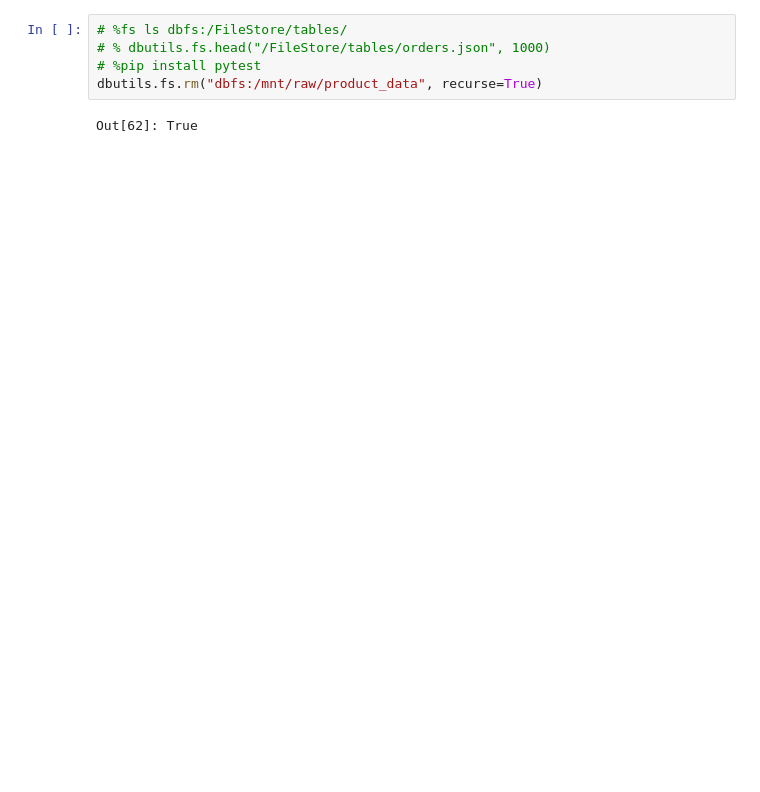
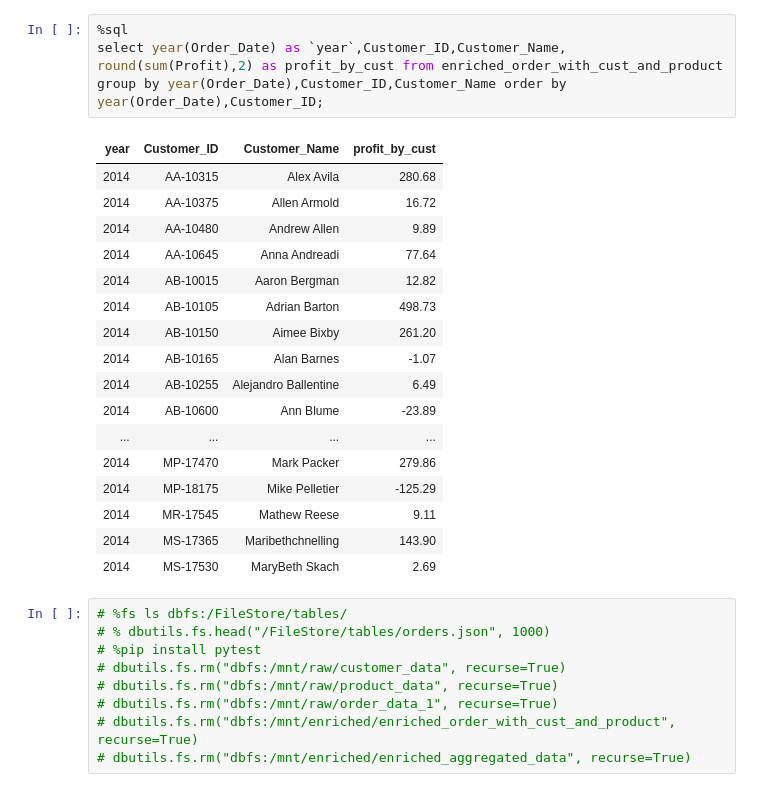
Before and after one commit to Krishanu5000/PEI_Workshop, a Jupyter notebook: src/PEIworkshop.ipynb, the cells around one changed output. Cells and saved outputs as stored; diff of their text form; blank space fills up the shorter version.

```diff
--- a/src/PEIworkshop.ipynb
+++ b/src/PEIworkshop.ipynb
@@ -223,7 +744,32 @@ select * from raw_customer_data;
+# %%
+%sql
+select year(Order_Date) as `year`,Customer_ID,Customer_Name,
+round(sum(Profit),2) as profit_by_cust from enriched_order_with_cust_and_product
+group by year(Order_Date),Customer_ID,Customer_Name order by year(Order_Date),Customer_ID;
+# %% [output]
+| year | Customer_ID | Customer_Name | profit_by_cust |
+| 2014 | AA-10315 | Alex Avila | 280.68 |
+| 2014 | AA-10375 | Allen Armold | 16.72 |
+| 2014 | AA-10480 | Andrew Allen | 9.89 |
+| 2014 | AA-10645 | Anna Andreadi | 77.64 |
+| 2014 | AB-10015 | Aaron Bergman | 12.82 |
+| 2014 | AB-10105 | Adrian Barton | 498.73 |
+| 2014 | AB-10150 | Aimee Bixby | 261.20 |
+| 2014 | AB-10165 | Alan Barnes | -1.07 |
+| 2014 | AB-10255 | Alejandro Ballentine | 6.49 |
+| 2014 | AB-10600 | Ann Blume | -23.89 |
+| ... | ... | ... | ... |
+| 2014 | MP-17470 | Mark Packer | 279.86 |
+| 2014 | MP-18175 | Mike Pelletier | -125.29 |
+| 2014 | MR-17545 | Mathew Reese | 9.11 |
+| 2014 | MS-17365 | Maribethchnelling | 143.90 |
+| 2014 | MS-17530 | MaryBeth Skach | 2.69 |
 # %%
 # %fs ls dbfs:/FileStore/tables/
 # % dbutils.fs.head("/FileStore/tables/orders.json", 1000)
 # %pip install pytest
-dbutils.fs.rm("dbfs:/mnt/raw/product_data", recurse=True)
+# dbutils.fs.rm("dbfs:/mnt/raw/customer_data", recurse=True)
+# dbutils.fs.rm("dbfs:/mnt/raw/product_data", recurse=True)
+# dbutils.fs.rm("dbfs:/mnt/raw/order_data_1", recurse=True)
+# dbutils.fs.rm("dbfs:/mnt/enriched/enriched_order_with_cust_and_product", recurse=True)
+# dbutils.fs.rm("dbfs:/mnt/enriched/enriched_aggregated_data", recurse=True)
-# %% [output]
-Out[62]: True
```
Also changed, not shown: parts of 11 cells of this notebook.
